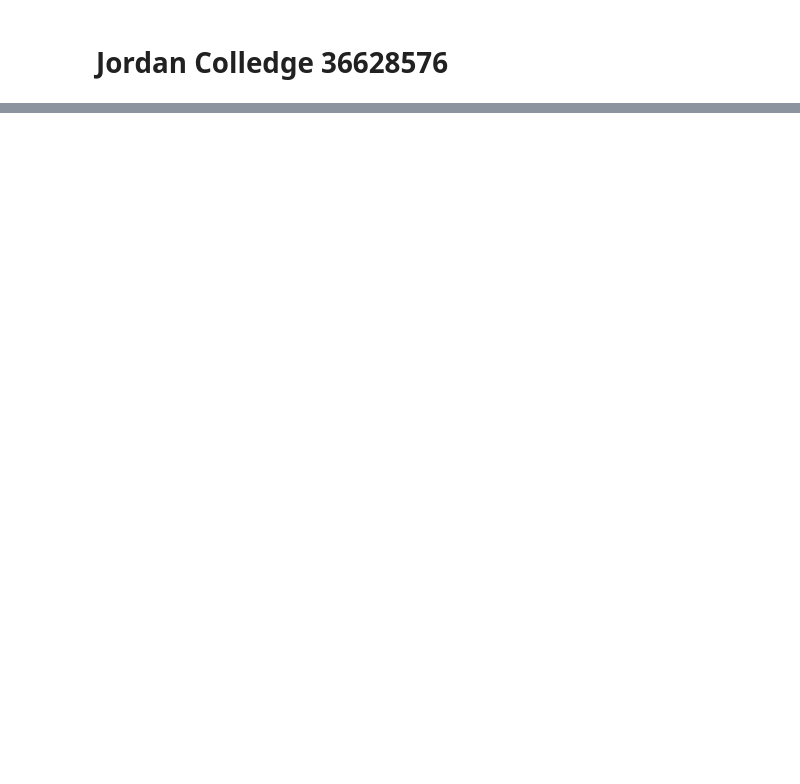
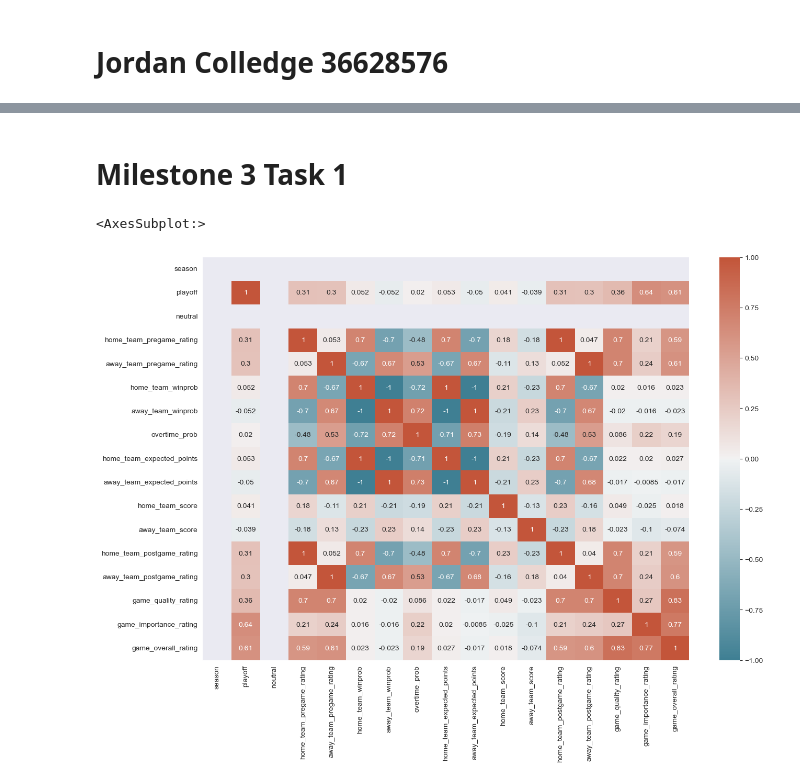
Before and after one commit to ubco-W2022T1-cosc301/project-group10, a Jupyter notebook: notebooks/analysis1.ipynb, the cells around one changed output, grey strips where cells are left out. Drawn from its saved outputs; the diff is of its cells as text; code cells hidden in the pictures; blank space fills up the shorter version.

```diff
--- a/notebooks/analysis1.ipynb
+++ b/notebooks/analysis1.ipynb
@@ -14,0 +36,10 @@ import pandas as pd
+# %% [markdown]
+# Milestone 3 Task 1
+# %%
+# Displaying all correlations
+corr = df.corr()
+plt.figure(figsize=(15,10))
+sns.heatmap(corr, xticklabels=corr.columns, yticklabels=corr.columns, annot=True, cmap=sns.diverging_palette(220, 20, as_cmap=True))
+# %% [output]
+<AxesSubplot:>
+[figure, added]
```
Also changed, not shown: parts of 12 cells of this notebook, 2 other files.
